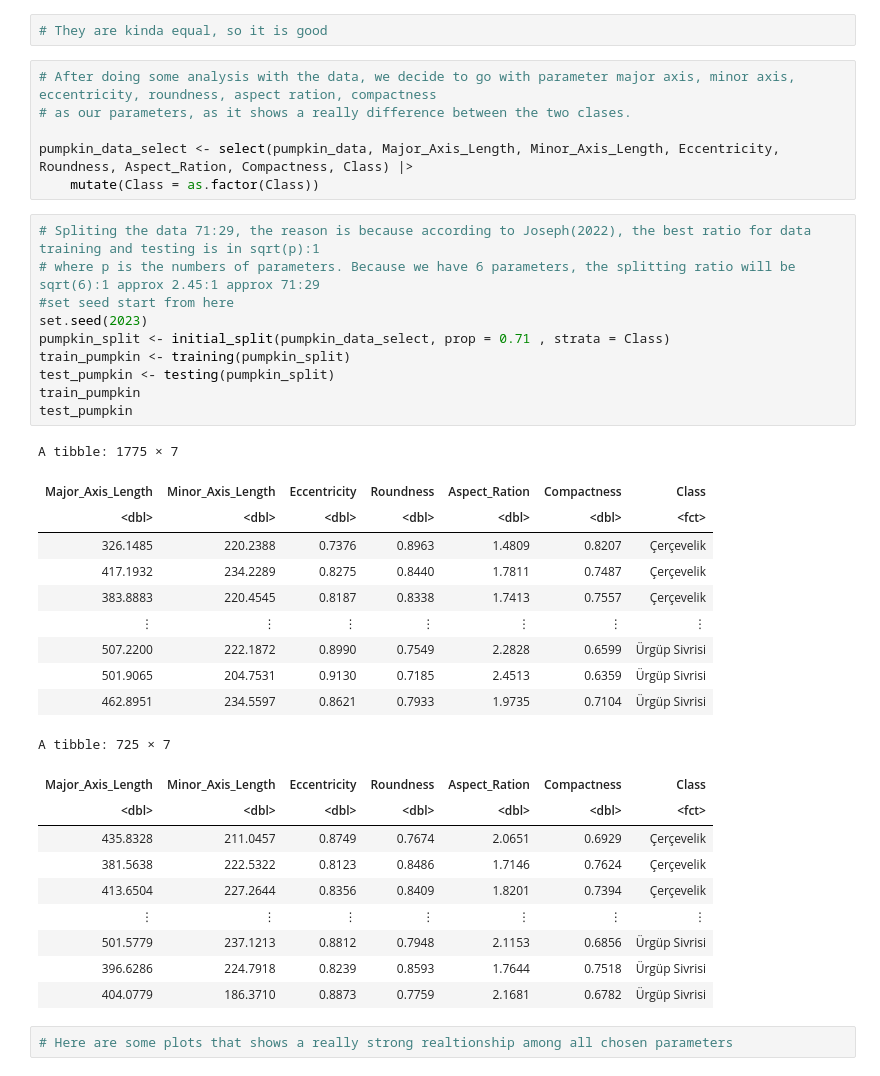
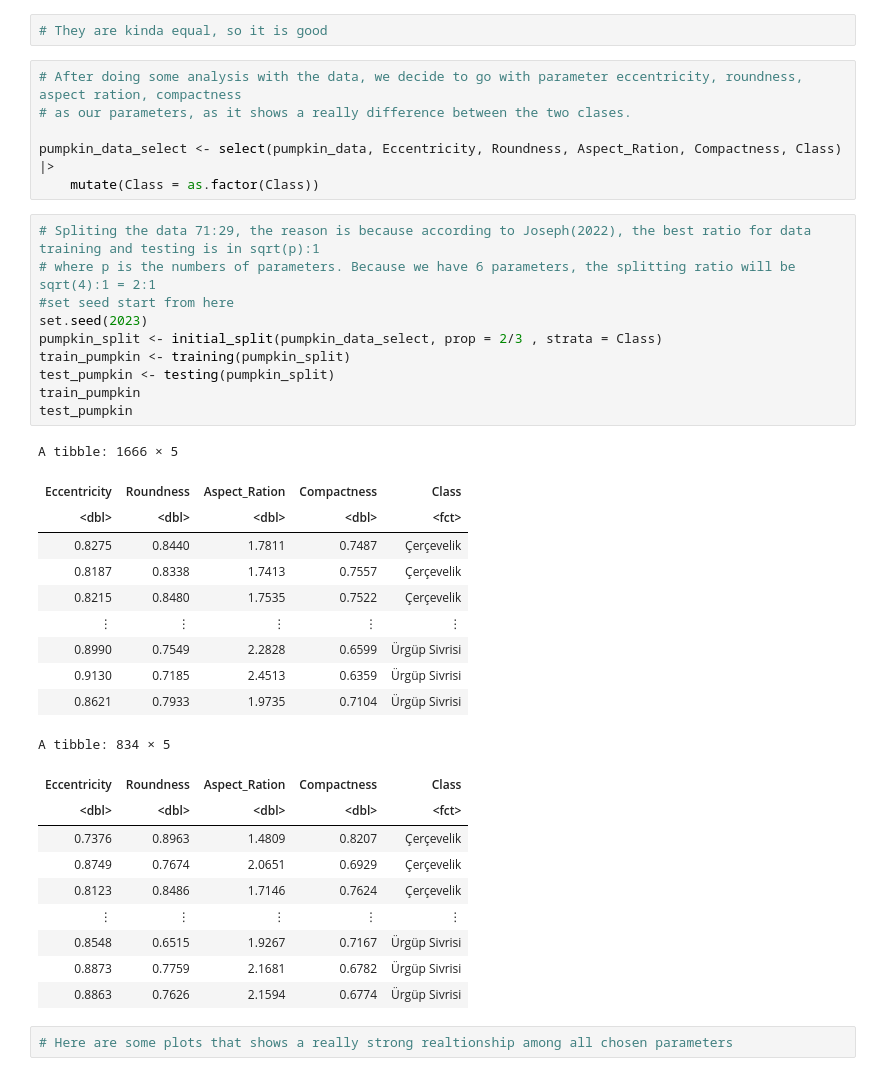
Before and after one commit to FarrelRamdhani/DSCI-100-Team-Project, a Jupyter notebook: Pumpkin.ipynb, the cells around one changed output. Drawn from its saved outputs; the diff is of its cells as text.

```diff
--- a/Pumpkin.ipynb
+++ b/Pumpkin.ipynb
@@ -46,42 +64,42 @@ A tibble: 2 × 2
 # %%
 # They are kinda equal, so it is good
 # %%
-# After doing some analysis with the data, we decide to go with parameter major axis, minor axis, eccentricity, roundness, aspect ration, compactness
+# After doing some analysis with the data, we decide to go with parameter eccentricity, roundness, aspect ration, compactness
 # as our parameters, as it shows a really difference between the two clases.
 
-pumpkin_data_select <- select(pumpkin_data, Major_Axis_Length, Minor_Axis_Length, Eccentricity, Roundness, Aspect_Ration, Compactness, Class) |>
+pumpkin_data_select <- select(pumpkin_data, Eccentricity, Roundness, Aspect_Ration, Compactness, Class) |>
     mutate(Class = as.factor(Class))
 # %%
 # Spliting the data 71:29, the reason is because according to Joseph(2022), the best ratio for data training and testing is in sqrt(p):1
-# where p is the numbers of parameters. Because we have 6 parameters, the splitting ratio will be sqrt(6):1 approx 2.45:1 approx 71:29
+# where p is the numbers of parameters. Because we have 6 parameters, the splitting ratio will be sqrt(4):1 = 2:1
 #set seed start from here
 set.seed(2023)
-pumpkin_split <- initial_split(pumpkin_data_select, prop = 0.71 , strata = Class)
+pumpkin_split <- initial_split(pumpkin_data_select, prop = 2/3 , strata = Class)
 train_pumpkin <- training(pumpkin_split)
 test_pumpkin <- testing(pumpkin_split)
 train_pumpkin
 test_pumpkin
 # %% [output]
-A tibble: 1775 × 7
+A tibble: 1666 × 5
-| Major_Axis_Length | Minor_Axis_Length | Eccentricity | Roundness | Aspect_Ration | Compactness | Class |
-| <dbl> | <dbl> | <dbl> | <dbl> | <dbl> | <dbl> | <fct> |
-| 326.1485 | 220.2388 | 0.7376 | 0.8963 | 1.4809 | 0.8207 | Çerçevelik |
-| 417.1932 | 234.2289 | 0.8275 | 0.8440 | 1.7811 | 0.7487 | Çerçevelik |
-| 383.8883 | 220.4545 | 0.8187 | 0.8338 | 1.7413 | 0.7557 | Çerçevelik |
-| ⋮ | ⋮ | ⋮ | ⋮ | ⋮ | ⋮ | ⋮ |
-| 507.2200 | 222.1872 | 0.8990 | 0.7549 | 2.2828 | 0.6599 | Ürgüp Sivrisi |
-| 501.9065 | 204.7531 | 0.9130 | 0.7185 | 2.4513 | 0.6359 | Ürgüp Sivrisi |
-| 462.8951 | 234.5597 | 0.8621 | 0.7933 | 1.9735 | 0.7104 | Ürgüp Sivrisi |
+| Eccentricity | Roundness | Aspect_Ration | Compactness | Class |
+| <dbl> | <dbl> | <dbl> | <dbl> | <fct> |
+| 0.8275 | 0.8440 | 1.7811 | 0.7487 | Çerçevelik |
+| 0.8187 | 0.8338 | 1.7413 | 0.7557 | Çerçevelik |
+| 0.8215 | 0.8480 | 1.7535 | 0.7522 | Çerçevelik |
+| ⋮ | ⋮ | ⋮ | ⋮ | ⋮ |
+| 0.8990 | 0.7549 | 2.2828 | 0.6599 | Ürgüp Sivrisi |
+| 0.9130 | 0.7185 | 2.4513 | 0.6359 | Ürgüp Sivrisi |
+| 0.8621 | 0.7933 | 1.9735 | 0.7104 | Ürgüp Sivrisi |
-A tibble: 725 × 7
+A tibble: 834 × 5
-| Major_Axis_Length | Minor_Axis_Length | Eccentricity | Roundness | Aspect_Ration | Compactness | Class |
-| <dbl> | <dbl> | <dbl> | <dbl> | <dbl> | <dbl> | <fct> |
-| 435.8328 | 211.0457 | 0.8749 | 0.7674 | 2.0651 | 0.6929 | Çerçevelik |
-| 381.5638 | 222.5322 | 0.8123 | 0.8486 | 1.7146 | 0.7624 | Çerçevelik |
-| 413.6504 | 227.2644 | 0.8356 | 0.8409 | 1.8201 | 0.7394 | Çerçevelik |
-| ⋮ | ⋮ | ⋮ | ⋮ | ⋮ | ⋮ | ⋮ |
-| 501.5779 | 237.1213 | 0.8812 | 0.7948 | 2.1153 | 0.6856 | Ürgüp Sivrisi |
-| 396.6286 | 224.7918 | 0.8239 | 0.8593 | 1.7644 | 0.7518 | Ürgüp Sivrisi |
-| 404.0779 | 186.3710 | 0.8873 | 0.7759 | 2.1681 | 0.6782 | Ürgüp Sivrisi |
+| Eccentricity | Roundness | Aspect_Ration | Compactness | Class |
+| <dbl> | <dbl> | <dbl> | <dbl> | <fct> |
+| 0.7376 | 0.8963 | 1.4809 | 0.8207 | Çerçevelik |
+| 0.8749 | 0.7674 | 2.0651 | 0.6929 | Çerçevelik |
+| 0.8123 | 0.8486 | 1.7146 | 0.7624 | Çerçevelik |
+| ⋮ | ⋮ | ⋮ | ⋮ | ⋮ |
+| 0.8548 | 0.6515 | 1.9267 | 0.7167 | Ürgüp Sivrisi |
+| 0.8873 | 0.7759 | 2.1681 | 0.6782 | Ürgüp Sivrisi |
+| 0.8863 | 0.7626 | 2.1594 | 0.6774 | Ürgüp Sivrisi |
 # %%
 # Here are some plots that shows a really strong realtionship among all chosen parameters
 # %%
```
Also changed, not shown: parts of 15 cells of this notebook.
